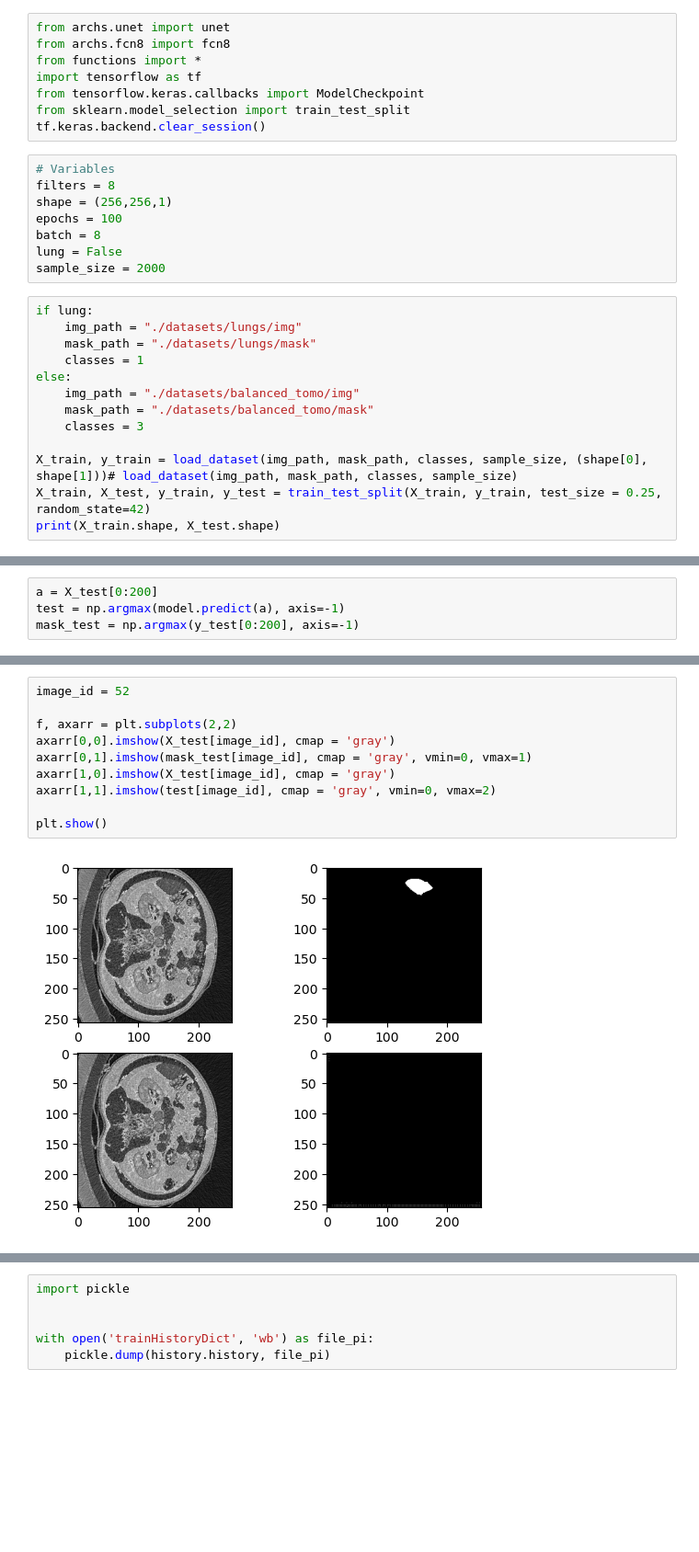
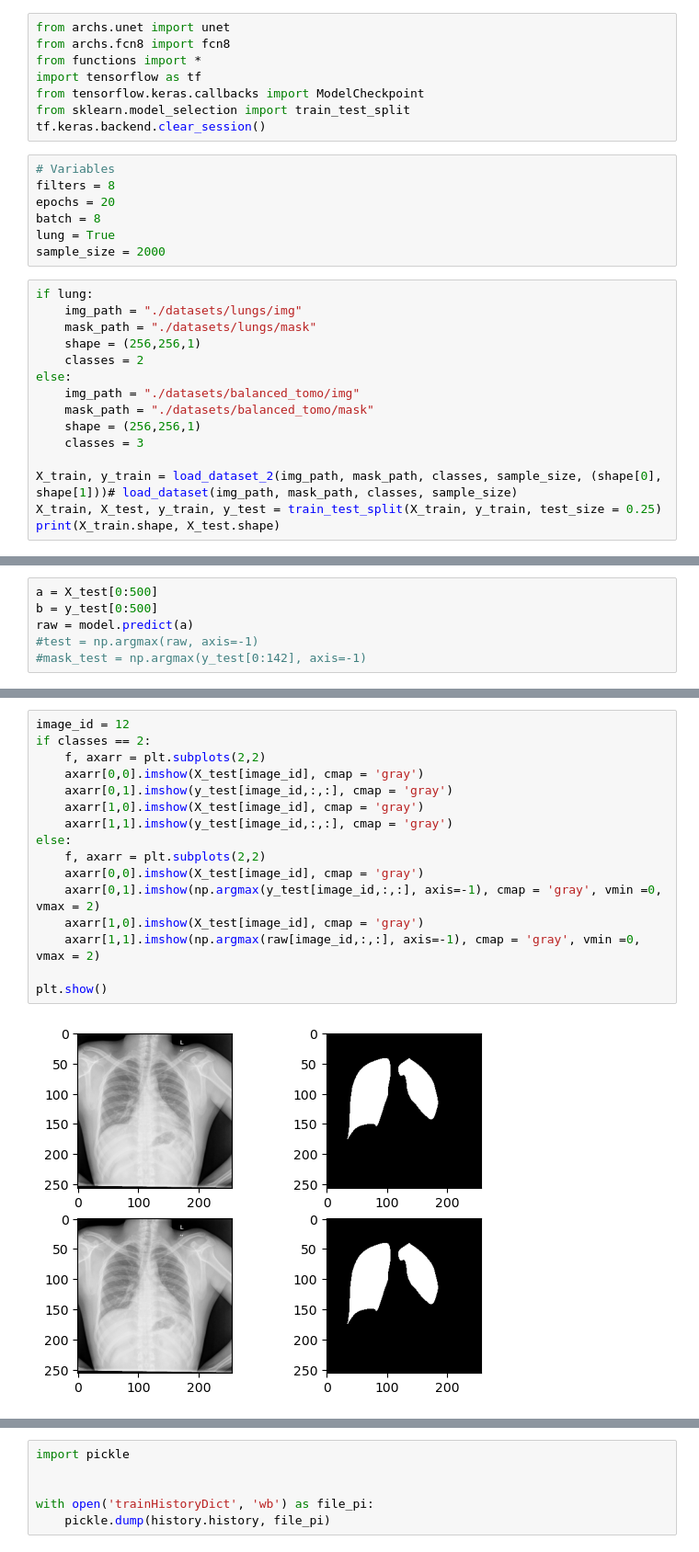
Before and after one commit to Arthur-Nascimento/tcc_files, a Jupyter notebook: main.ipynb, the cells around one changed output, grey strips where cells are left out. Shown: that part at 92% size. Cells and saved outputs as stored; diff of their text form; blank space fills up the shorter version.

```diff
--- a/main.ipynb
+++ b/main.ipynb
@@ -9,22 +9,23 @@ tf.keras.backend.clear_session()
 # %%
 # Variables
 filters = 8
-shape = (256,256,1)
-epochs = 100
+epochs = 20
 batch = 8
-lung = False
+lung = True
 sample_size = 2000
 # %%
 if lung:
     img_path = "./datasets/lungs/img"
     mask_path = "./datasets/lungs/mask"
-    classes = 1
+    shape = (256,256,1)
+    classes = 2
 else:
     img_path = "./datasets/balanced_tomo/img"
     mask_path = "./datasets/balanced_tomo/mask"
+    shape = (256,256,1)
     classes = 3
 
-X_train, y_train = load_dataset(img_path, mask_path, classes, sample_size, (shape[0], shape[1]))# load_dataset(img_path, mask_path, classes, sample_size)
-X_train, X_test, y_train, y_test = train_test_split(X_train, y_train, test_size = 0.25, random_state=42)
+X_train, y_train = load_dataset_2(img_path, mask_path, classes, sample_size, (shape[0], shape[1]))# load_dataset(img_path, mask_path, classes, sample_size)
+X_train, X_test, y_train, y_test = train_test_split(X_train, y_train, test_size = 0.25)
 print(X_train.shape, X_test.shape)
 # %% [output]
@@ -78,5 +108,7 @@ Epoch 100/100
 # %%
-a = X_test[0:200]
-test = np.argmax(model.predict(a), axis=-1)
-mask_test = np.argmax(y_test[0:200], axis=-1)
+a = X_test[0:500]
+b = y_test[0:500]
+raw = model.predict(a)
+#test = np.argmax(raw, axis=-1)
+#mask_test = np.argmax(y_test[0:142], axis=-1)
 # %% [output]
@@ -84,12 +132,18 @@ mask_test = np.argmax(y_test[0:200], axis=-1)
 # %%
-image_id = 52
-
-f, axarr = plt.subplots(2,2)
-axarr[0,0].imshow(X_test[image_id], cmap = 'gray')
-axarr[0,1].imshow(mask_test[image_id], cmap = 'gray', vmin=0, vmax=1)
-axarr[1,0].imshow(X_test[image_id], cmap = 'gray')
-axarr[1,1].imshow(test[image_id], cmap = 'gray', vmin=0, vmax=2)
+image_id = 12
+if classes == 2:
+    f, axarr = plt.subplots(2,2)
+    axarr[0,0].imshow(X_test[image_id], cmap = 'gray')
+    axarr[0,1].imshow(y_test[image_id,:,:], cmap = 'gray')
+    axarr[1,0].imshow(X_test[image_id], cmap = 'gray')
+    axarr[1,1].imshow(y_test[image_id,:,:], cmap = 'gray')
+else:
+    f, axarr = plt.subplots(2,2)
+    axarr[0,0].imshow(X_test[image_id], cmap = 'gray')
+    axarr[0,1].imshow(np.argmax(y_test[image_id,:,:], axis=-1), cmap = 'gray', vmin =0, vmax = 2)
+    axarr[1,0].imshow(X_test[image_id], cmap = 'gray')
+    axarr[1,1].imshow(np.argmax(raw[image_id,:,:], axis=-1), cmap = 'gray', vmin =0, vmax = 2)
 
 plt.show()
 # %% [output]
-[figure, old version]
+[figure, new version]
```
Also changed, not shown: parts of 15 cells of this notebook, 8 other files.
